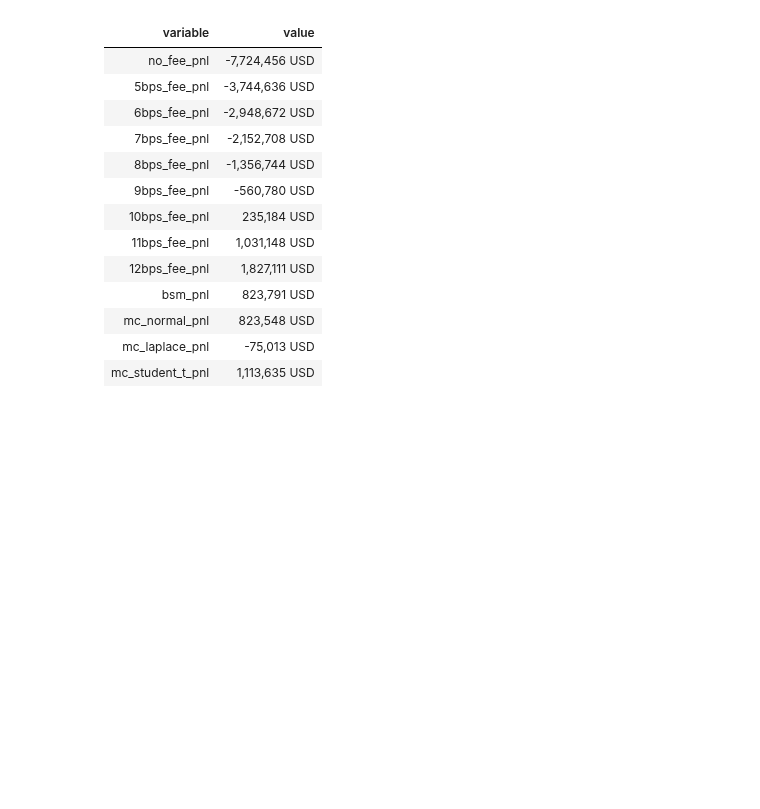
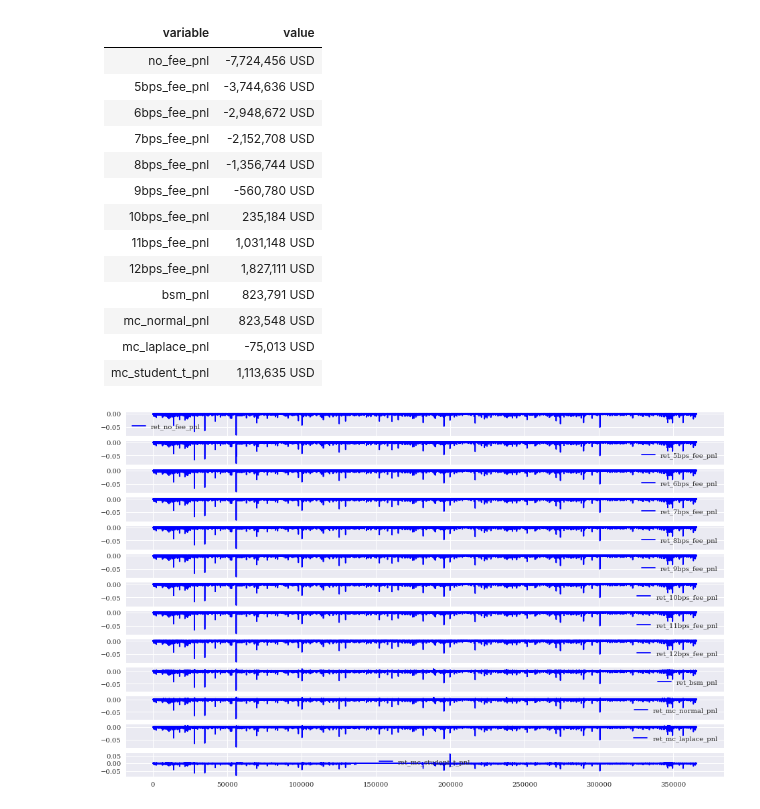
Before and after one commit to sebastienverreault/option_risk_analysis2, a Jupyter notebook: pnl_historical_simulation.ipynb, the cells around one changed output. Drawn from its saved outputs; the diff is of its cells as text; code cells hidden in the pictures; blank space fills up the shorter version.

```diff
--- a/pnl_historical_simulation.ipynb
+++ b/pnl_historical_simulation.ipynb
@@ -599,0 +664,9 @@ md(f"""
+# %%
+# take a look at the pnl "return"
+
+
+btcusd_1min[['ret_no_fee_pnl', 'ret_5bps_fee_pnl', 'ret_6bps_fee_pnl', 'ret_7bps_fee_pnl', 'ret_8bps_fee_pnl', 'ret_9bps_fee_pnl', 'ret_10bps_fee_pnl', 'ret_11bps_fee_pnl', 'ret_12bps_fee_pnl', 'ret_bsm_pnl', 'ret_mc_normal_pnl', 'ret_mc_laplace_pnl', 'ret_mc_student_t_pnl']][N_lookback + 2:-2].plot(subplots=True, style='b', figsize=(16, 10))
+
+plt.show()
+# %% [output]
+[figure, added]
```
Also changed, not shown: parts of 4 cells of this notebook.
